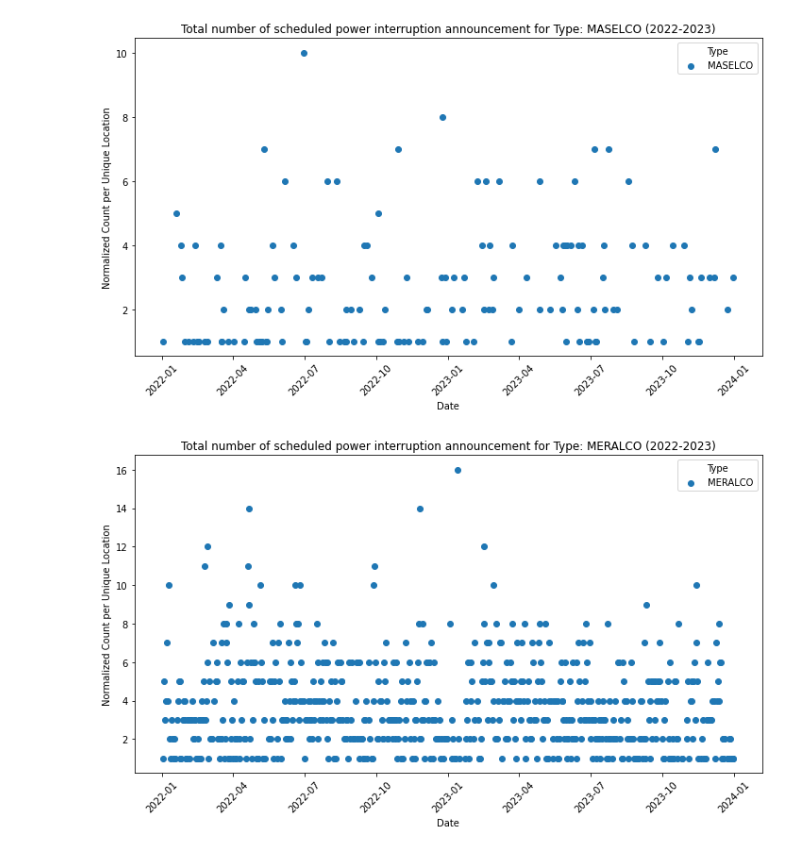
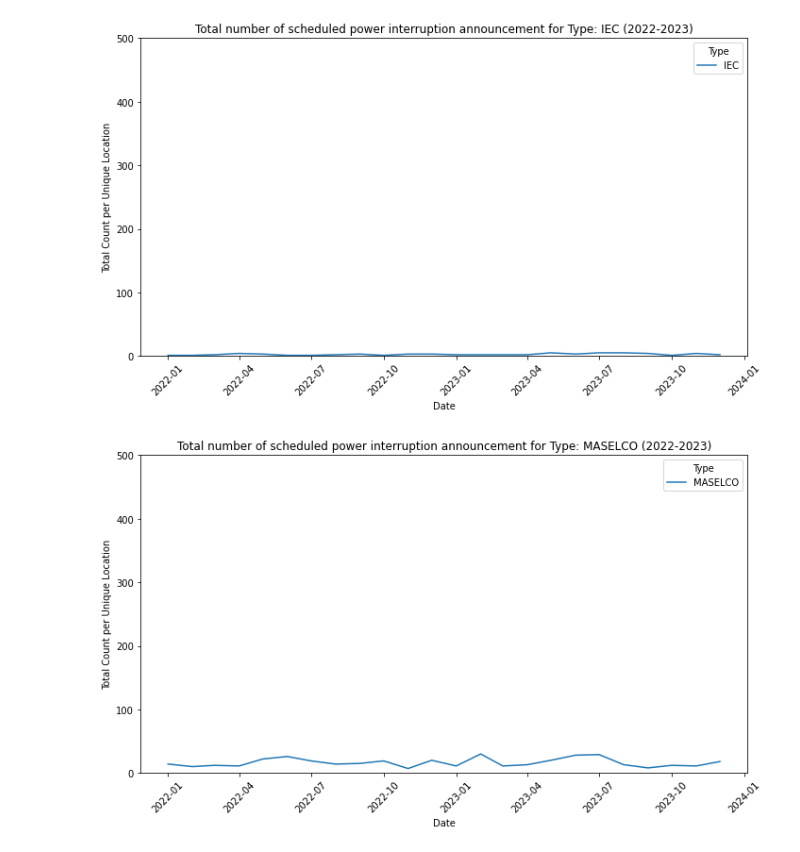
Before and after one commit to smtnhacker/cs132-ph-electric-shortages, a Jupyter notebook: data-gathering/eda.ipynb, the cells around one changed output. Cells and saved outputs as stored; diff of their text form; code cells hidden in the pictures.

```diff
--- a/data-gathering/eda.ipynb
+++ b/data-gathering/eda.ipynb
@@ -4,6 +4,11 @@ import pandas as pd
 
 df = pd.read_csv('data.csv')
 df['date'] = pd.to_datetime(df['date'])
+df['date'] = pd.to_datetime({
+    'year': df['date'].dt.year,
+    'month': df['date'].dt.month,
+    'day': 1
+})
 
 # Filter data for dates within 2022-2023
 start_date = pd.Timestamp('2022-01-01')
@@ -17,7 +22,8 @@ aggregated_data = df.groupby(['date', 'type']).size().reset_index(name='count')
 plt.figure(figsize=(10, 6))
 for dtype in aggregated_data['type'].unique():
     subset = aggregated_data[aggregated_data['type'] == dtype]
-    plt.scatter(subset['date'], subset['count'], label=dtype)
+    # plt.scatter(subset['date'], subset['count'], label=dtype)
+    plt.plot(subset['date'], subset['count'], label=dtype)
 
 plt.xlabel('Date')
 plt.ylabel('Total Count')
@@ -62,6 +67,11 @@ import pandas as pd
 
 df = pd.read_csv('data.csv')
 df['date'] = pd.to_datetime(df['date'])
+df['date'] = pd.to_datetime({
+    'year': df['date'].dt.year,
+    'month': df['date'].dt.month,
+    'day': 1
+})
 
 # Filter data for dates within 2022-2023
 start_date = pd.Timestamp('2022-01-01')
@@ -78,10 +88,12 @@ aggregated_data['normalized_count'] = aggregated_data.apply(
 plt.figure(figsize=(10, 6))
 for dtype in aggregated_data['type'].unique():
     subset = aggregated_data[aggregated_data['type'] == dtype]
-    plt.scatter(subset['date'], subset['normalized_count'], label=dtype)
+    # plt.scatter(subset['date'], subset['normalized_count'], label=dtype)
+    plt.plot(subset['date'], subset['normalized_count'], label=dtype)
 
 plt.xlabel('Date')
 plt.ylabel('Total Count')
+plt.ylim(0, 1.0)
 plt.title('Total Entries by Date and Type (Normalized)')
 plt.legend(title='Type')
 plt.xticks(rotation=45)  # Rotate labels for better readability
@@ -108,6 +120,7 @@ aggregated_data['has_brownout'] = aggregated_data.apply(
 
 # Create a scatter plot
 for dtype in aggregated_data['type'].unique():
+    continue
     plt.figure(figsize=(10, 6))
     subset = aggregated_data[aggregated_data['type'] == dtype]
     plt.scatter(subset['date'], subset['has_brownout'], label=dtype)
@@ -131,31 +135,38 @@ for dtype in aggregated_data['type'].unique():
 # %%
 import matplotlib.pyplot as plt
 import pandas as pd
 
 df = pd.read_csv('data.csv')
 df['date'] = pd.to_datetime(df['date'])
+df['date'] = pd.to_datetime({
+    'year': df['date'].dt.year,
+    'month': df['date'].dt.month,
+    'day': 1
+})
 
 # Filter data for dates within 2022-2023
 start_date = pd.Timestamp('2022-01-01')
 end_date = pd.Timestamp('2023-12-31')
 df = df[(df['date'] >= start_date) & (df['date'] <= end_date)]
 
 # Aggregate data by date and type, counting entries
 aggregated_data = df.groupby(['date', 'type']).size().reset_index(name='count')
 
 # Create a scatter plot
 for dtype in aggregated_data['type'].unique():
     plt.figure(figsize=(10, 6))
     subset = aggregated_data[aggregated_data['type'] == dtype]
-    plt.scatter(subset['date'], subset['count'], label=dtype)
+    # plt.scatter(subset['date'], subset['count'], label=dtype)
+    plt.plot(subset['date'], subset['count'], label=dtype)
 
     plt.xlabel('Date')
-    plt.ylabel('Normalized Count per Unique Location')
+    plt.ylabel('Total Count per Unique Location')
+    plt.ylim(0, 500)
     plt.title(f'Total number of scheduled power interruption announcement for Type: {dtype} (2022-2023)')
     plt.xticks(rotation=45)  # Rotate labels for better readability
     plt.legend(title='Type')
     plt.tight_layout()  # Adjust layout to make room for label rotation
     plt.show()
 # %% [output]
-[figure, old version]
+[figure, new version]
-[figure, old version]
+[figure, new version]
```
Also changed, not shown: parts of 6 cells of this notebook.
